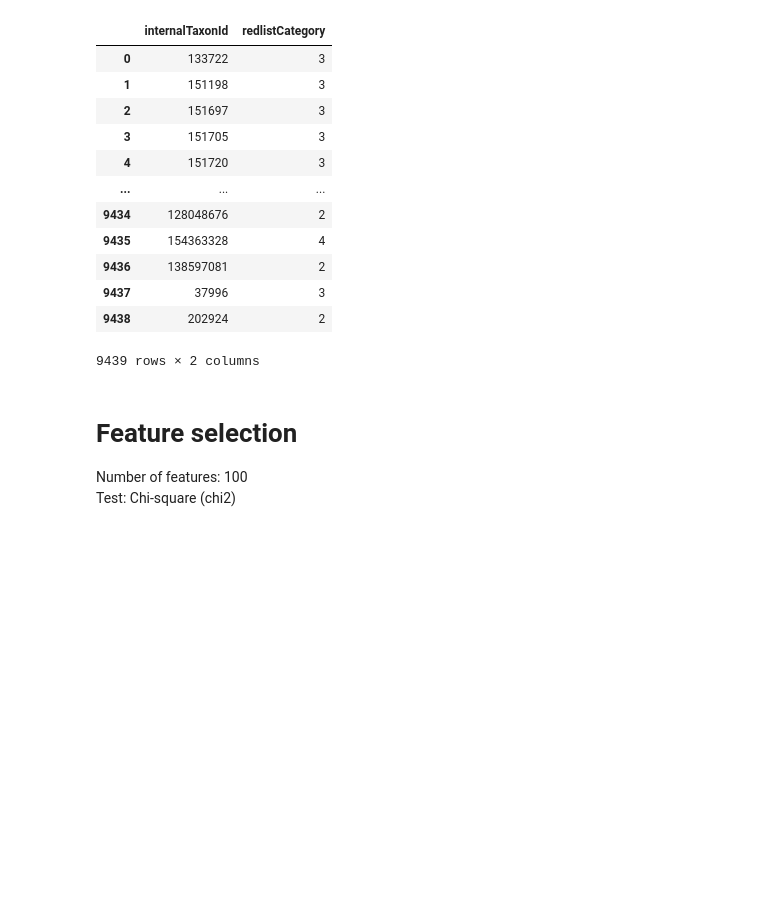
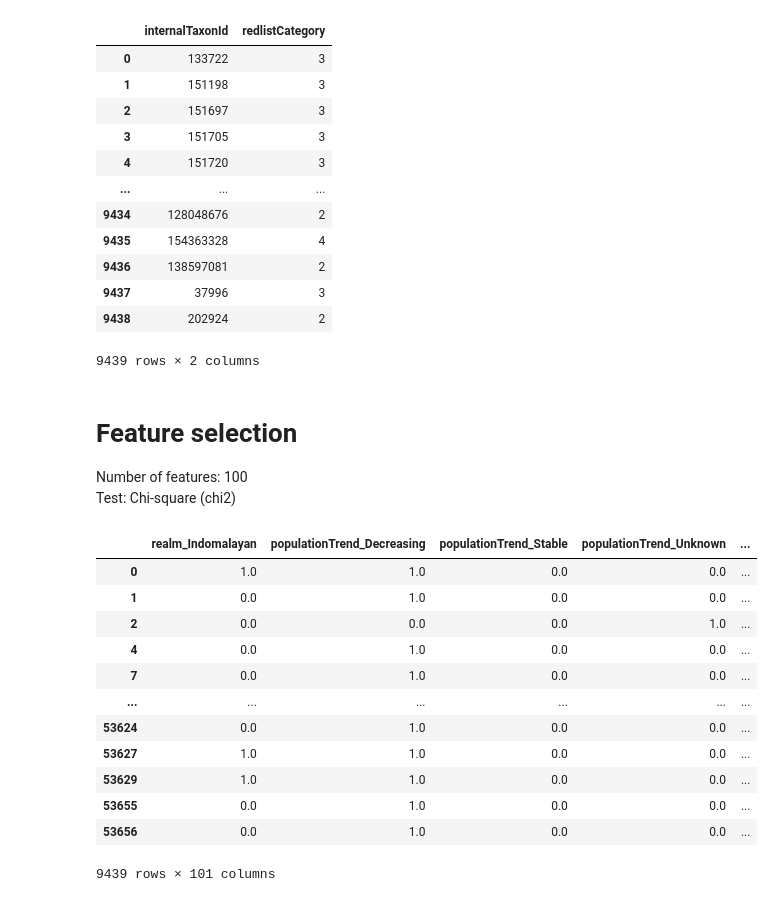
Before and after one commit to KristineNunez/HalamaNN, a Jupyter notebook: Preprocessing.ipynb, the cells around one changed output. Saved outputs shown, nothing was run; the diff lists cells and outputs as text; code cells hidden in the pictures; blank space fills up the shorter version.

```diff
--- a/Preprocessing.ipynb
+++ b/Preprocessing.ipynb
@@ -384,3 +387,19 @@ X_preprocessed_dropna_100features = pd.DataFrame(dropna_selector.fit_transform(X
 X_preprocessed_dropna_100features.columns = dropna_selector.get_feature_names_out()
 X_preprocessed_dropna_100features["internalTaxonId"] = X_preprocessed_dropna["internalTaxonId"]
 X_preprocessed_dropna_100features.to_csv("X_preprocessed_dropna_100features.csv", index=False)
+# %%
+X_preprocessed_dropna_100features
+# %% [output]
+|  | realm_Indomalayan | populationTrend_Decreasing | populationTrend_Stable | populationTrend_Unknown | ... |
+| 0 | 1.0 | 1.0 | 0.0 | 0.0 | ... |
+| 1 | 0.0 | 1.0 | 0.0 | 0.0 | ... |
+| 2 | 0.0 | 0.0 | 0.0 | 1.0 | ... |
+| 4 | 0.0 | 1.0 | 0.0 | 0.0 | ... |
+| 7 | 0.0 | 1.0 | 0.0 | 0.0 | ... |
+| ... | ... | ... | ... | ... | ... |
+| 53624 | 0.0 | 1.0 | 0.0 | 0.0 | ... |
+| 53627 | 1.0 | 1.0 | 0.0 | 0.0 | ... |
+| 53629 | 1.0 | 1.0 | 0.0 | 0.0 | ... |
+| 53655 | 0.0 | 1.0 | 0.0 | 0.0 | ... |
+| 53656 | 0.0 | 1.0 | 0.0 | 0.0 | ... |
+9439 rows × 101 columns
```
Also changed, not shown: parts of 9 cells of this notebook.
